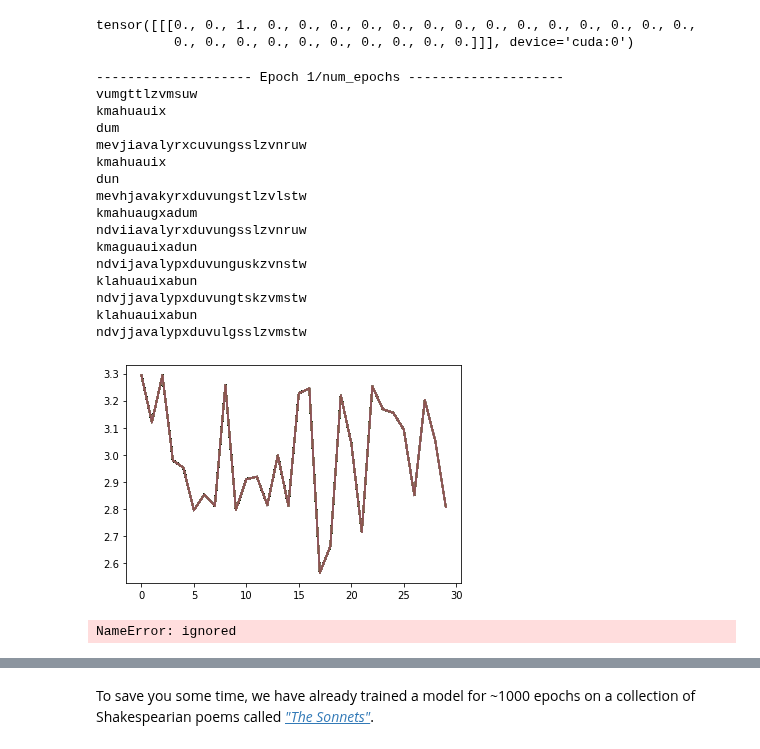
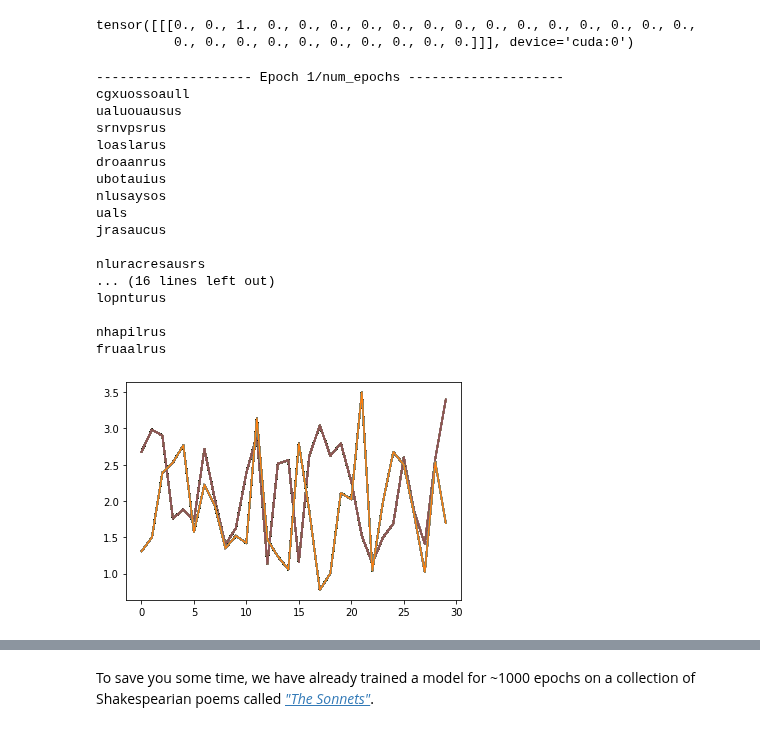
Before and after one commit to mostafa-ja/sample, a Jupyter notebook: Dinosaurus_Island_Character_level_language_model_final_v3a_ipynb_txt.ipynb, the cells around one changed output, grey strips where cells are left out. Saved outputs shown, nothing was run; the diff lists cells and outputs as text; code cells hidden in the pictures.

```diff
--- a/Dinosaurus_Island_Character_level_language_model_final_v3a_ipynb_txt.ipynb
+++ b/Dinosaurus_Island_Character_level_language_model_final_v3a_ipynb_txt.ipynb
@@ -162,34 +162,15 @@ class RNN(nn.Module):
     self.i2h = nn.Linear(input_size+hidden_size,hidden_size)
     self.tanh = nn.Tanh()
     self.h2o = nn.Linear(hidden_size,output_size)
-    self.softmax = nn.Softmax(dim=1)
 
   def forward(self,input,hidden):
     input_combined = torch.cat((input,hidden),dim=1)
     hidden = self.tanh(self.i2h(input_combined))
     output = self.h2o(hidden)
-
-    output = self.softmax(output)
     return output, hidden
 
   def initHidden(self):
     return torch.zeros((1,self.hidden_size),dtype=torch.float, device=device)
-# %%
-class RNN(nn.Module):
-    def __init__(self, input_size, hidden_size, output_size):
-        super().__init__()
-        self.hidden_size = hidden_size
-        self.linear_hh = nn.Linear(hidden_size, hidden_size)
-        self.linear_hx = nn.Linear(input_size, hidden_size, bias=False)
-        self.linear_output = nn.Linear(hidden_size, output_size)
-
-    def forward(self,x,h_prev):
-        h = torch.tanh(self.linear_hh(h_prev) + self.linear_hx(x))
-        y = self.linear_output(h)
-        return y,h
-
-    def initHidden(self):
-      return torch.zeros((1,self.hidden_size),dtype=torch.float, device=device)
 # %%
 char = 'b'
 idx = ch_to_idx[char]
@@ -262,26 +243,23 @@ def train(model, criterion, optimizer, num_epochs):
       optimizer.step()
       plt.plot(losses)
 # %%
-train(model, criterion, optimizer, num_epochs=1)
+train(model, criterion, optimizer, num_epochs=2)
 # %% [output]
 -------------------- Epoch 1/num_epochs --------------------
-vumgttlzvmsuw
-kmahuauix
-dum
-mevjiavalyrxcuvungsslzvnruw
-kmahuauix
-dun
-mevhjavakyrxduvungstlzvlstw
-kmahuaugxadum
-ndviiavalyrxduvungsslzvnruw
-kmaguauixadun
-ndvijavalypxduvunguskzvnstw
-klahuauixabun
-ndvjjavalypxduvungtskzvmstw
-klahuauixabun
-ndvjjavalypxduvulgsslzvmstw
+cgxuossoaull
+ualuouausus
+srnvpsrus
+loaslarus
+droaanrus
+ubotauius
+nlusaysos
+uals
+jrasaucus
+
+nluracresausrs
+... (16 lines left out)
+lopnturus
+
+nhapilrus
+fruaalrus
-[figure, old version]
+[figure, new version]
-# %%
-parameters = model(data, ix_to_char, char_to_ix)
-# %% [output]
-NameError: ignored
```
Also changed, not shown: parts of 4 cells of this notebook.
